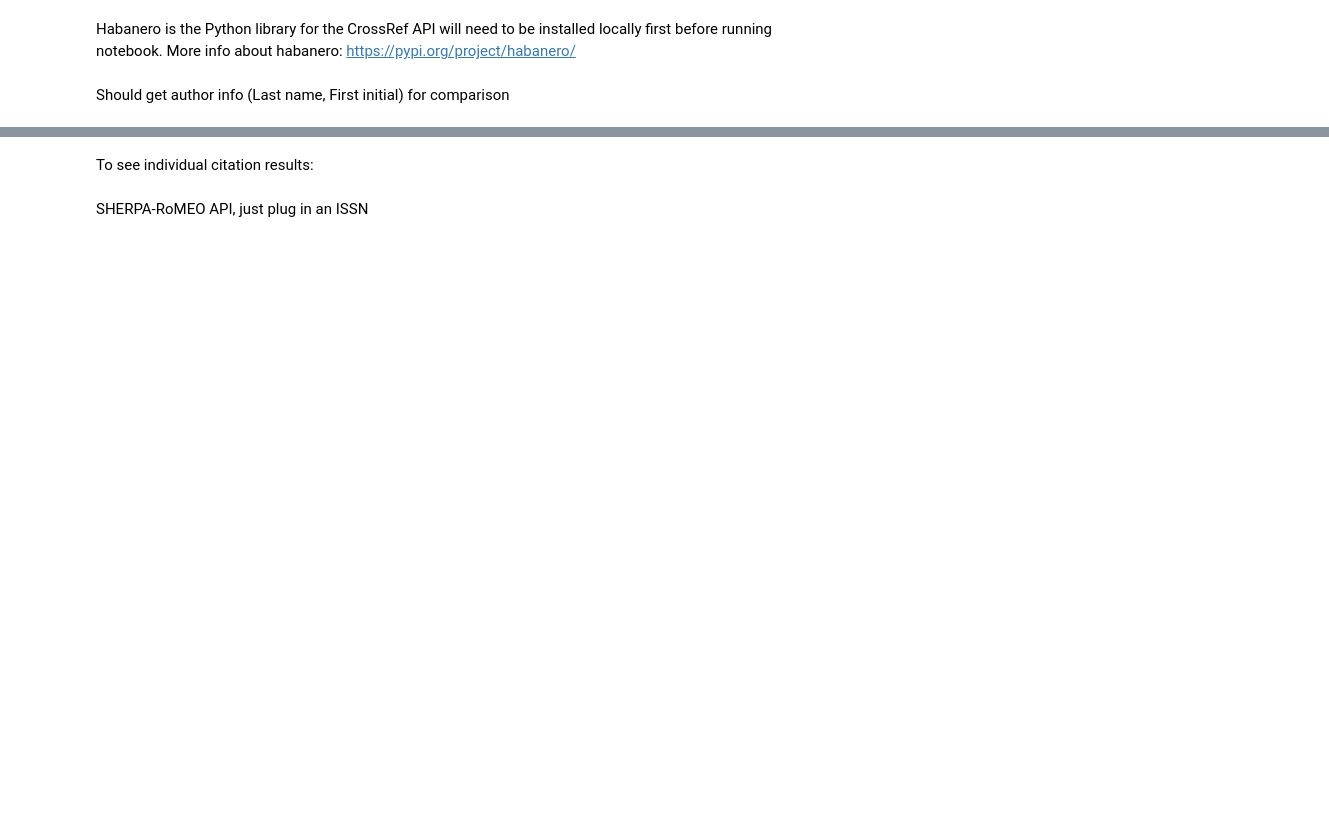
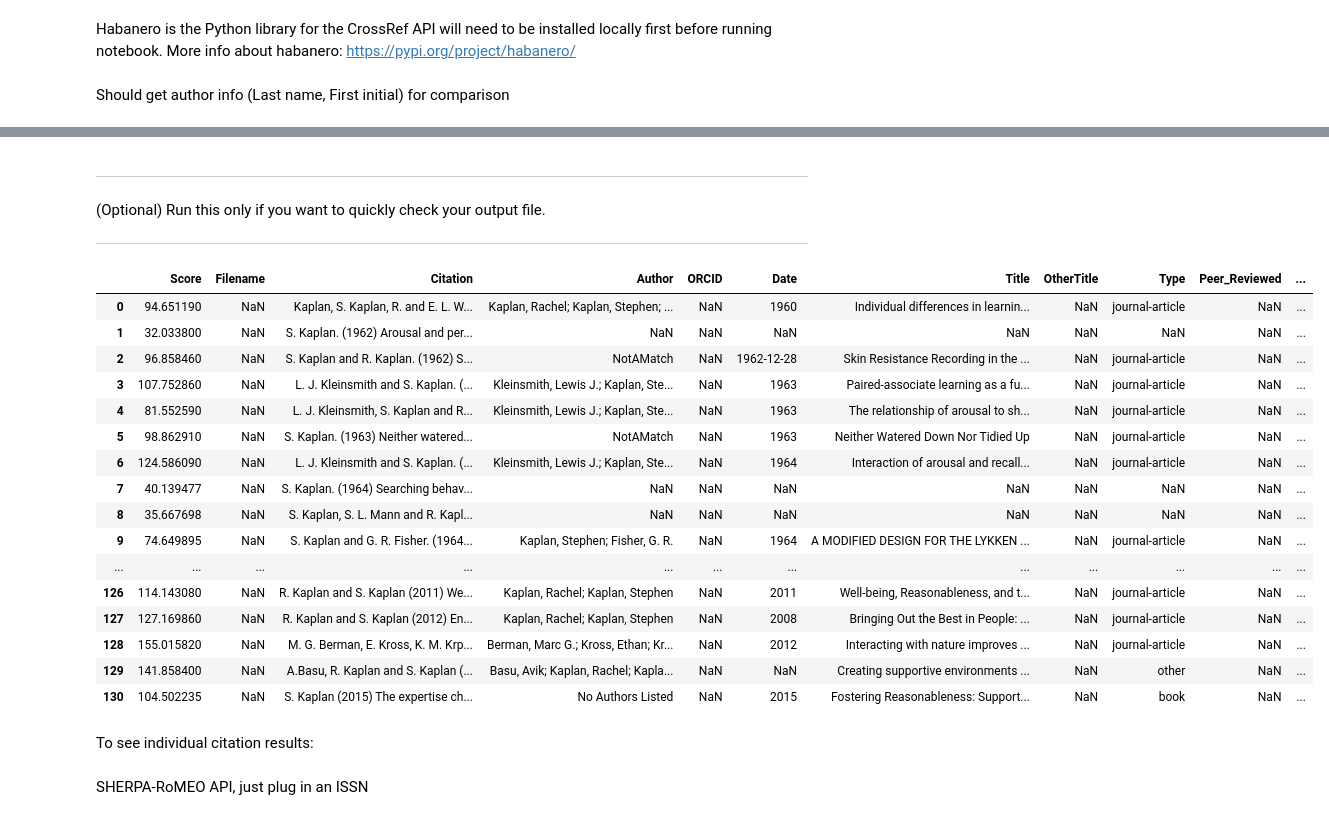
Before and after one commit to mutanthumb/endhancedDeposit, a Jupyter notebook: cv2xl_EDS.ipynb, the cells around one changed output, grey strips where cells are left out. Saved outputs shown, nothing was run; the diff lists cells and outputs as text; code cells hidden in the pictures; blank space fills up the shorter version.

```diff
--- a/cv2xl_EDS.ipynb
+++ b/cv2xl_EDS.ipynb
@@ -14,4 +18,4 @@ cr = Crossref()
 # %% [markdown]
 Should get author info (Last name, First initial) for comparison
 # %%
-oauthorLast = input("Enter last name):")
+oauthorLast = input("(Enter last name):")
@@ -18,2 +24,2 @@ oauthorLast = input("Enter last name):")
 # %%
-oauthorFirst = input("Enter first name):")
+oauthorFirst = input("(Enter first name):")
@@ -199,8 +276,33 @@ with open(inputFile, "r", newline="\n") as input_file, open(outputFile, "w", new
+# %% [markdown]
+***
+(Optional)
+Run this only if you want to quickly check your output file.
+***
 # %%
 import pandas
-df = pandas.read_csv('EDSTemplate.txt', sep='\t')
+#f = open('output_file', 'w')
+df = pandas.read_csv(outputFile, sep='\t')
 pandas.set_option('display.max_rows', 500)
 pandas.set_option('display.max_colwidth', -1)
+pandas.set_option('display.max_columns', 500)
 display(df)
+# %% [output]
+|  | Score | Filename | Citation | Author | ORCID | Date | Title | OtherTitle | Type | Peer_Reviewed | ... |
+| 0 | 94.651190 | NaN | Kaplan, S. Kaplan, R. and E. L. W... | Kaplan, Rachel; Kaplan, Stephen; ... | NaN | 1960 | Individual differences in learnin... | NaN | journal-article | NaN | ... |
+| 1 | 32.033800 | NaN | S. Kaplan. (1962) Arousal and per... | NaN | NaN | NaN | NaN | NaN | NaN | NaN | ... |
+| 2 | 96.858460 | NaN | S. Kaplan and R. Kaplan. (1962) S... | NotAMatch | NaN | 1962-12-28 | Skin Resistance Recording in the ... | NaN | journal-article | NaN | ... |
+| 3 | 107.752860 | NaN | L. J. Kleinsmith and S. Kaplan. (... | Kleinsmith, Lewis J.; Kaplan, Ste... | NaN | 1963 | Paired-associate learning as a fu... | NaN | journal-article | NaN | ... |
+| 4 | 81.552590 | NaN | L. J. Kleinsmith, S. Kaplan and R... | Kleinsmith, Lewis J.; Kaplan, Ste... | NaN | 1963 | The relationship of arousal to sh... | NaN | journal-article | NaN | ... |
+| 5 | 98.862910 | NaN | S. Kaplan. (1963) Neither watered... | NotAMatch | NaN | 1963 | Neither Watered Down Nor Tidied Up | NaN | journal-article | NaN | ... |
+| 6 | 124.586090 | NaN | L. J. Kleinsmith and S. Kaplan. (... | Kleinsmith, Lewis J.; Kaplan, Ste... | NaN | 1964 | Interaction of arousal and recall... | NaN | journal-article | NaN | ... |
+| 7 | 40.139477 | NaN | S. Kaplan. (1964) Searching behav... | NaN | NaN | NaN | NaN | NaN | NaN | NaN | ... |
+| 8 | 35.667698 | NaN | S. Kaplan, S. L. Mann and R. Kapl... | NaN | NaN | NaN | NaN | NaN | NaN | NaN | ... |
+| 9 | 74.649895 | NaN | S. Kaplan and G. R. Fisher. (1964... | Kaplan, Stephen; Fisher, G. R. | NaN | 1964 | A MODIFIED DESIGN FOR THE LYKKEN ... | NaN | journal-article | NaN | ... |
+| ... | ... | ... | ... | ... | ... | ... | ... | ... | ... | ... | ... |
+| 126 | 114.143080 | NaN | R. Kaplan and S. Kaplan (2011) We... | Kaplan, Rachel; Kaplan, Stephen | NaN | 2011 | Well-being, Reasonableness, and t... | NaN | journal-article | NaN | ... |
+| 127 | 127.169860 | NaN | R. Kaplan and S. Kaplan (2012) En... | Kaplan, Rachel; Kaplan, Stephen | NaN | 2008 | Bringing Out the Best in People: ... | NaN | journal-article | NaN | ... |
+| 128 | 155.015820 | NaN | M. G. Berman, E. Kross, K. M. Krp... | Berman, Marc G.; Kross, Ethan; Kr... | NaN | 2012 | Interacting with nature improves ... | NaN | journal-article | NaN | ... |
+| 129 | 141.858400 | NaN | A.Basu, R. Kaplan and S. Kaplan (... | Basu, Avik; Kaplan, Rachel; Kapla... | NaN | NaN | Creating supportive environments ... | NaN | other | NaN | ... |
+| 130 | 104.502235 | NaN | S. Kaplan (2015) The expertise ch... | No Authors Listed | NaN | 2015 | Fostering Reasonableness: Support... | NaN | book | NaN | ... |
 # %% [markdown]
 To see individual citation results:
```
Also changed, not shown: parts of 17 cells of this notebook, 1 other file.
